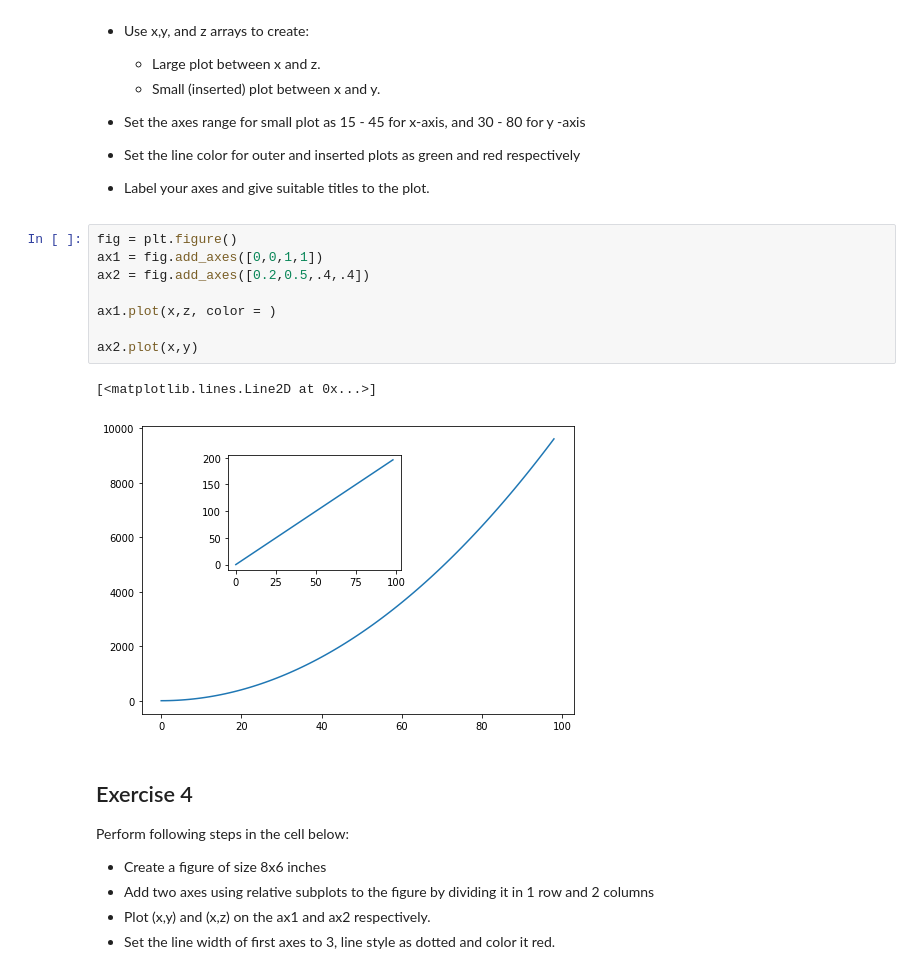
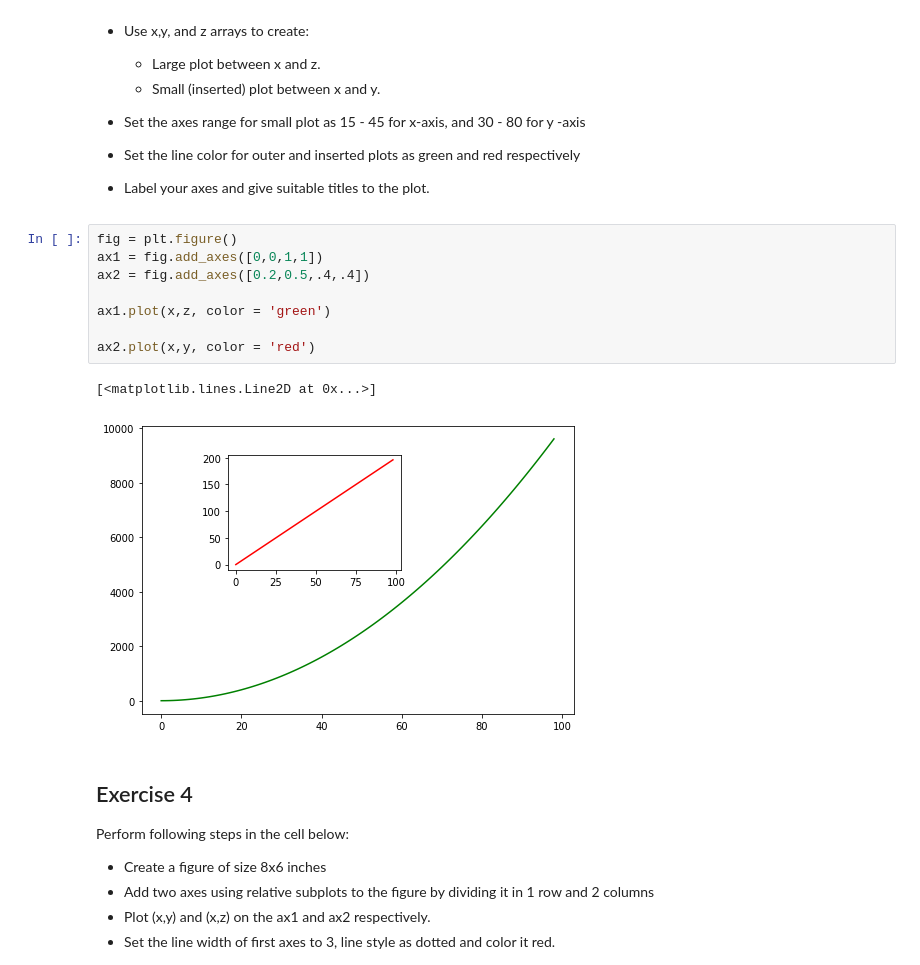
Before and after one commit to NomexHq/ds-matplotlib-intro-lab-nyc-ds-career-031119, a Jupyter notebook: index.ipynb, the cells around one changed output. Cells and saved outputs as stored; diff of their text form.

```diff
--- a/index.ipynb
+++ b/index.ipynb
@@ -124,14 +124,14 @@ Perform following tasks in the cell below:
 # %%
 fig = plt.figure()
 ax1 = fig.add_axes([0,0,1,1])
 ax2 = fig.add_axes([0.2,0.5,.4,.4])
 
-ax1.plot(x,z, color = )
+ax1.plot(x,z, color = 'green')
 
-ax2.plot(x,y)
+ax2.plot(x,y, color = 'red')
 # %% [output]
 [<matplotlib.lines.Line2D at 0x...>]
-[figure, old version]
+[figure, new version]
 # %% [markdown]
 ## Exercise 4
 
```
